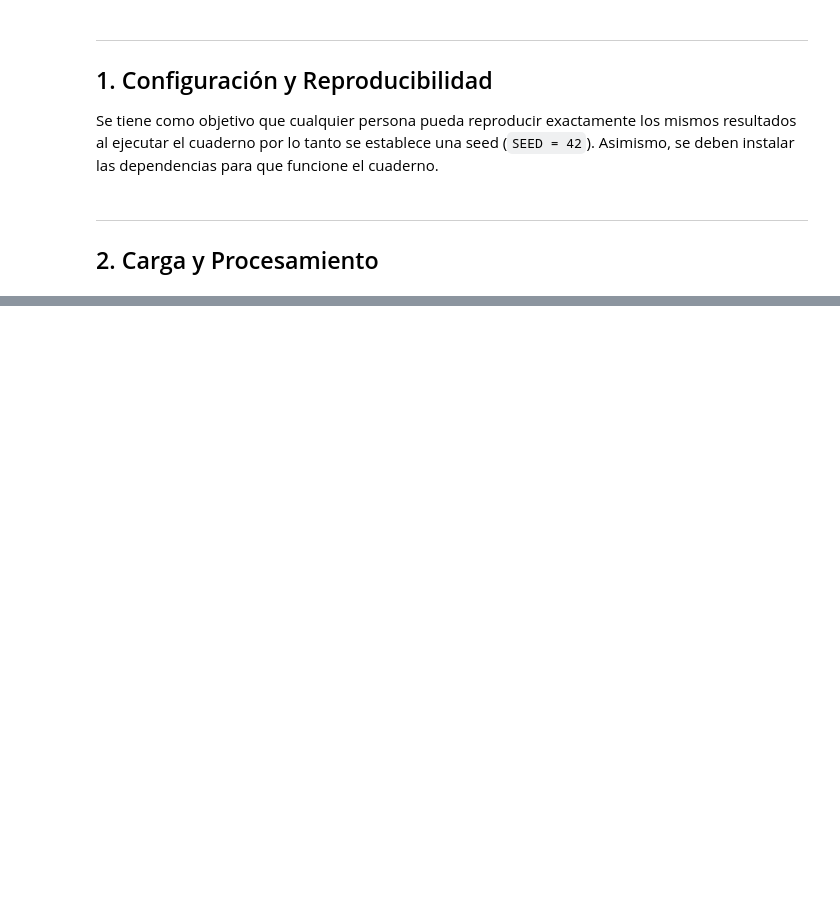
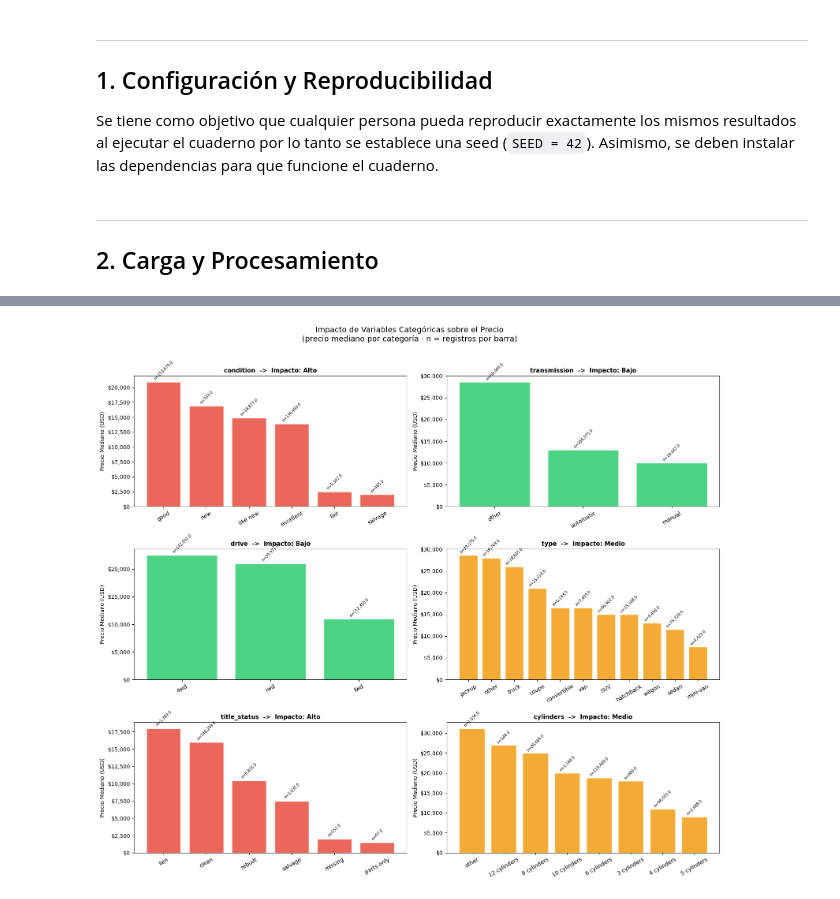
Before and after one commit to Mary-Paz-AN/PY_IA, a Jupyter notebook: SegundaEtapa/segundaEtapa.ipynb, the cells around one changed output, grey strips where cells are left out. Cells and saved outputs as stored; diff of their text form; code cells hidden in the pictures; blank space fills up the shorter version.

Commit message:
Calculo del impacto de otras variables

```diff
--- a/SegundaEtapa/segundaEtapa.ipynb
+++ b/SegundaEtapa/segundaEtapa.ipynb
@@ -97,0 +124,82 @@ print(df.isnull().sum()[df.isnull().sum() > 0].sort_values(ascending=False))
+# %%
+# Cálculo de impacto de variables categóricas sobre el precio
+variables = ['condition', 'transmission', 'drive', 'type', 'title_status', 'cylinders']
+
+# Primra parte: Calcular rangos reales para poder definir umbrales adaptativos
+rangos = []
+for col in variables:
+    medias = (df.dropna(subset=[col])
+                .groupby(col)['price']
+                .agg('median')
+                .sort_values(ascending=False))
+    rango = medias.max() - medias.min()
+    rango_porcentual = (rango / medias.mean()) * 100
+    rangos.append(rango_porcentual)
+
+p33 = np.percentile(rangos, 33)
+p66 = np.percentile(rangos, 66)
+
+print(f"Distribución de rangos porcentuales encontrados:")
+print(f"  Mínimo : {min(rangos):.1f}%")
+print(f"  P33    : {p33:.1f}%  <- umbral Bajo/Medio")
+print(f"  P66    : {p66:.1f}%  <- umbral Medio/Alto")
+print(f"  Máximo : {max(rangos):.1f}%")
+
+# Segunda Parte: Tabla resumen
+print(f"{'Variable':<15} {'Rango ($)':>12} {'Rango (%)':>12} {'Impacto':>10}")
+print("=" * 60)
+
+impactos_calculados = {}
+
+for col, rango_porcentual in zip(variables, rangos):
+    medias = df.dropna(subset=[col]).groupby(col)['price'].agg('median')
+    rango_abs = medias.max() - medias.min()
+
+    if rango_porcentual >= p66:
+        impacto = "Alto"
+    elif rango_porcentual >= p33:
+        impacto = "Medio"
+    else:
+        impacto = "Bajo"
+
+    impactos_calculados[col] = impacto
+    print(f"{col:<15} {rango_abs:>10,.0f}  {rango_porcentual:>10.1f}%  {impacto:>10}")
+
+# Tercera Parte: Gráficos
+fig, axes = plt.subplots(3, 2, figsize=(16, 14))
+axes = axes.flatten()
+
+color_map = {'Alto': '#e74c3c', 'Medio': '#f39c12', 'Bajo': '#2ecc71'}
+
+for i, col in enumerate(variables):
+    medias = (df.dropna(subset=[col])
+                .groupby(col)['price']
+                .agg(['median', 'count'])
+                .sort_values('median', ascending=False))
+
+    impacto = impactos_calculados[col]
+    color = color_map[impacto]
+
+    axes[i].bar(medias.index, medias['median'],
+                color=color, alpha=0.85, edgecolor='white')
+
+    for j, (idx, row) in enumerate(medias.iterrows()):
+        axes[i].text(j, row['median'] + 200, f"n={row['count']:,}",
+                     ha='center', va='bottom', fontsize=7, rotation=45)
+
+    axes[i].set_title(f'{col}  ->  Impacto: {impacto}', fontsize=11, fontweight='bold')
+    axes[i].set_ylabel('Precio Mediano (USD)')
+    axes[i].tick_params(axis='x', rotation=30)
+    axes[i].yaxis.set_major_formatter(
+        plt.FuncFormatter(lambda x, _: f'${x:,.0f}')
+    )
+
+plt.suptitle(
+    'Impacto de Variables Categóricas sobre el Precio\n'
+    '(precio mediano por categoría · n = registros por barra)',
+    fontsize=14, y=1.01
+)
+plt.tight_layout()
+plt.savefig('impacto_variables_categoricas.png', dpi=150)
+plt.show()
+# %% [output]
@@ -97,0 +219 @@ print(df.isnull().sum()[df.isnull().sum() > 0].sort_values(ascending=False))
+[figure, added]
```
Also changed, not shown: parts of 6 cells of this notebook, 1 other file.
